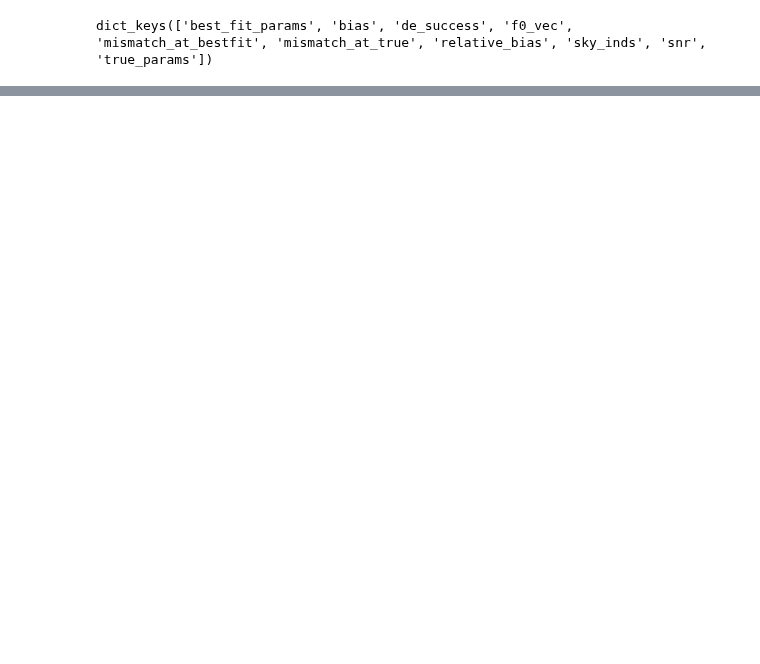
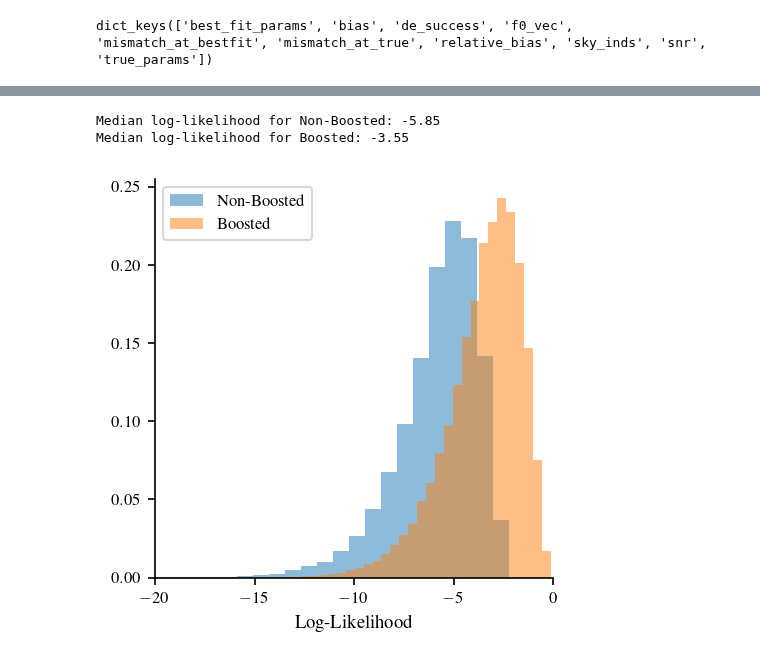
Before and after one commit to lorenzsp/ResponseRequirements, a Jupyter notebook: PaperPlots.ipynb, the cells around one changed output, grey strips where cells are left out. Cells and saved outputs as stored; diff of their text form; code cells hidden in the pictures; blank space fills up the shorter version.

```diff
--- a/PaperPlots.ipynb
+++ b/PaperPlots.ipynb
@@ -828,12 +849,0 @@ data_nonrel = HDFBackend("backend_run_nonrel.h5")
-# %%
-
-colors = ['C0', 'C1']
-fig = None
-for data, color in zip([data_nonrel], colors):
-    inds = data.get_inds(discard=2000)["gb"][:,0]
-    samples = data.get_chain(discard=2000)["gb"][:,0][inds]
-    logl = data.get_log_like(discard=2000)[:,0][inds[:,:,0]]
-    print(f"{samples.shape}, {logl.shape}")
-    samp_log = np.hstack((samples, logl[:,None]))
-    fig = corner.corner(samp_log, show_titles=True, fig=fig, color=color, weights=np.ones(len(samples))/len(samples))
-plt.show()
@@ -848,0 +1093,15 @@ plt.plot(logl)
+# %%
+import corner
+from eryn.backends import HDFBackend
+
+def get_normalisation_weight(len_current_samples, len_of_longest_samples):
+    return np.ones(len_current_samples) * (len_of_longest_samples / len_current_samples)
+
+data_nonrel = HDFBackend("data/backend_run_nonrel_15.0days_SNR37.20.h5")
+data_rel = HDFBackend("data/backend_run_rel_15.0days_SNR37.20.h5")
+data_nonrel = HDFBackend("data/backend_run_nonrel_365days_SNR100.00.h5")
+data_rel = HDFBackend("data/backend_run_rel_365days_SNR100.00.h5")
+
+
+# data_nonrel = HDFBackend("data/backend_run_nonrel_365.0days_SNR100.00_f2.15e-03.h5")
+# data_rel = HDFBackend("data/backend_run_rel_365.0days_SNR100.00_f2.15e-03.h5")
@@ -848,0 +1255,21 @@ plt.plot(logl)
+# %%
+plt.figure(figsize=(COL1, COL1))
+for backend, lab in zip([data_nonrel, data_rel], sample_labels):
+    chain = backend.get_chain(discard=0)["gb"]  # expected: (steps, temps, walkers, ndim)
+    n_steps = chain.shape[0]
+    discard = int(0.3 * n_steps)
+
+    logl = backend.get_log_like(discard=discard)
+    cold_logl = logl[:, 0].reshape(-1, 1)
+    # print(logl.shape, betas.shape)
+    plt.hist(cold_logl.flatten(), bins=40, alpha=0.5, label=lab, density=True)
+    print("Median log-likelihood for {}: {:.2f}".format(lab, np.mean(cold_logl)))
+plt.xlabel("Log-Likelihood")
+plt.xlim(-20, 0)
+plt.legend()
+plt.grid()
+plt.tight_layout()
+# %% [output]
+Median log-likelihood for Non-Boosted: -5.85
+Median log-likelihood for Boosted: -3.55
+[figure, added]
```
Also changed, not shown: parts of 21 cells of this notebook, 12 other files.
